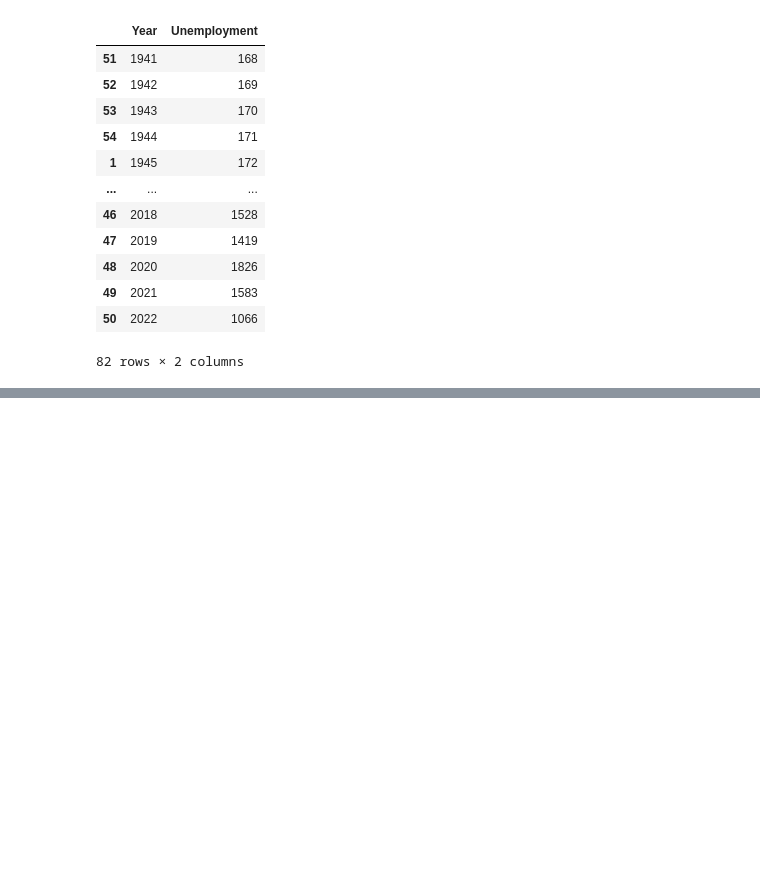
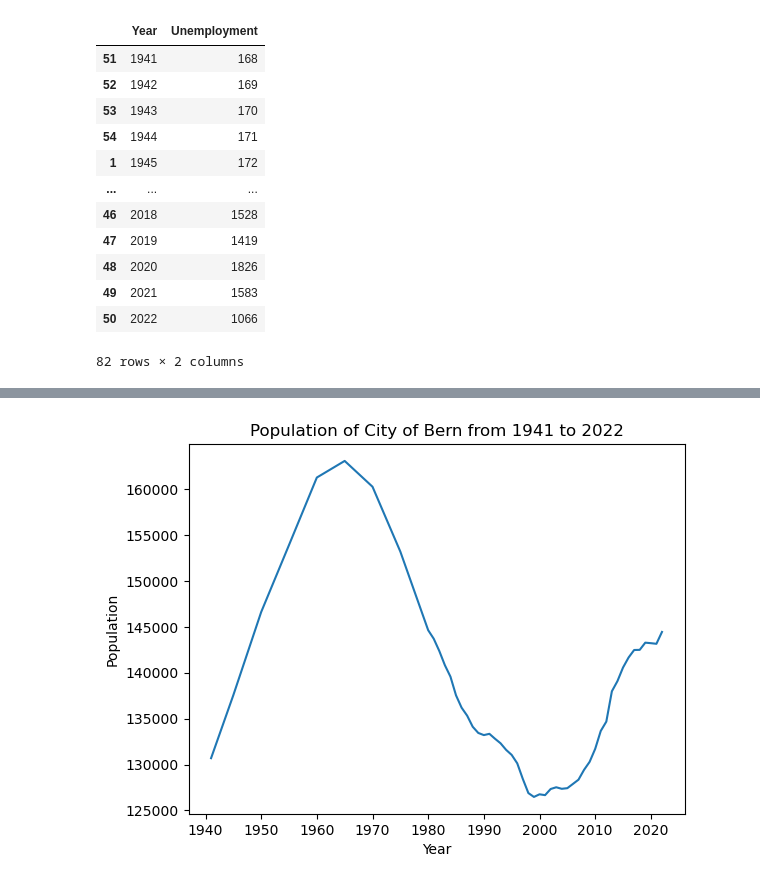
Before and after one commit to gboaventura93/project_Bern, a Jupyter notebook: project.ipynb, the cells around one changed output, grey strips where cells are left out. Drawn from its saved outputs; the diff is of its cells as text; code cells hidden in the pictures; blank space fills up the shorter version.

Commit message:
data_visualization

```diff
--- a/project.ipynb
+++ b/project.ipynb
@@ -683,3 +679,13 @@ df.head()
 | 2 | 1943 | 134123 | 130068 | 4055 | 39828 | 1434 | 176 | ... |
 | 3 | 1944 | 135841 | 131870 | 3970 | 40639 | 1436 | 178 | ... |
 | 4 | 1945 | 137559 | 133673 | 3886 | 41449 | 1438 | 181 | ... |
+# %%
+#Data Visualization
+plt.figure()
+plt.plot(df['Year'], df['Population_Total'])
+plt.xlabel('Year')
+plt.ylabel('Population')
+plt.title('Population of City of Bern from 1941 to 2022')
+plt.show()
+# %% [output]
+[figure, added]
```
Also changed, not shown: parts of 3 cells of this notebook, 2 other files.
